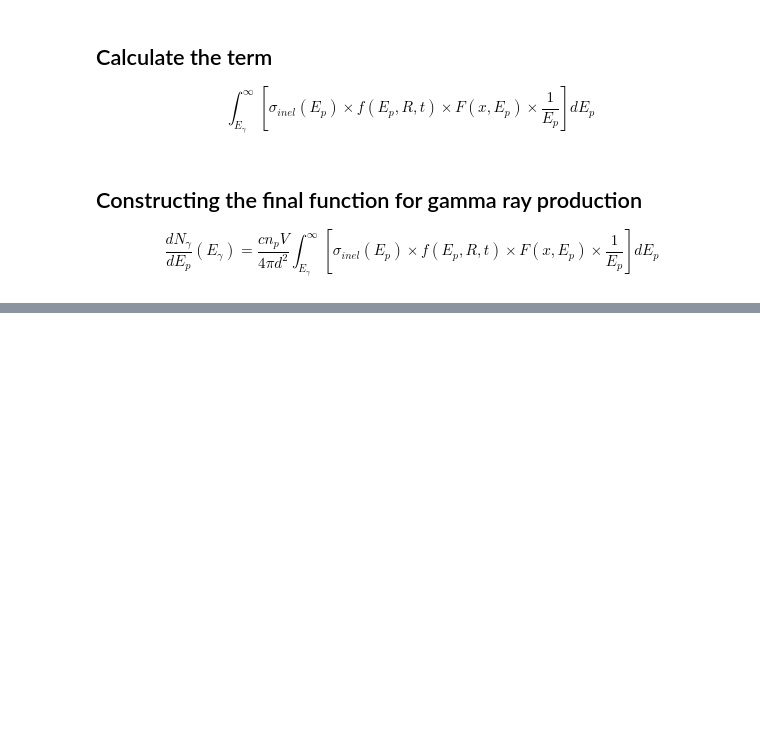
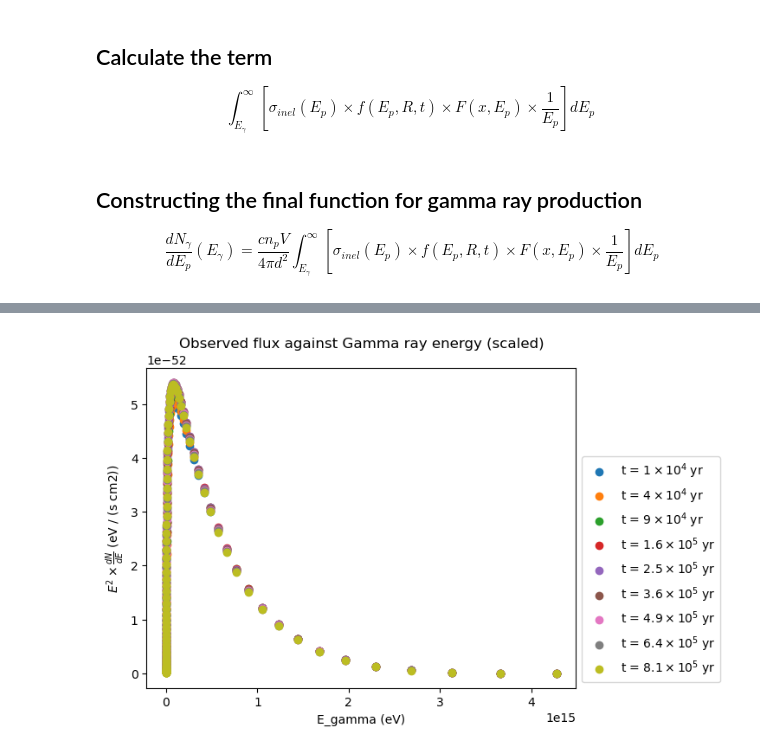
Before and after one commit to JoeBannouna/snr-prac, a Jupyter notebook: GammaDistribution.ipynb, the cells around one changed output, grey strips where cells are left out. Drawn from its saved outputs; the diff is of its cells as text; code cells hidden in the pictures; blank space fills up the shorter version.

```diff
--- a/GammaDistribution.ipynb
+++ b/GammaDistribution.ipynb
@@ -218,0 +235,12 @@ plt.show()
+# %%
+# Linear plot (scaled)
+index = 1
+plt.figure()
+for E_gamma_logspace, result_arr, time_parameter in zip(E_gamma_logspace_list, result_arr_list, time_parameter_list):
+  plotGammaProductionRate(E_gamma_logspace, result_arr * index**2.87, time_parameter, "linear", showInfo=False)
+  index += 1
+plt.title("Observed flux against Gamma ray energy (scaled)")
+plt.legend(loc='center left', bbox_to_anchor=(1, 0.37))
+plt.show()
+# %% [output]
+[figure, added]
```
Also changed, not shown: parts of 19 cells of this notebook.
